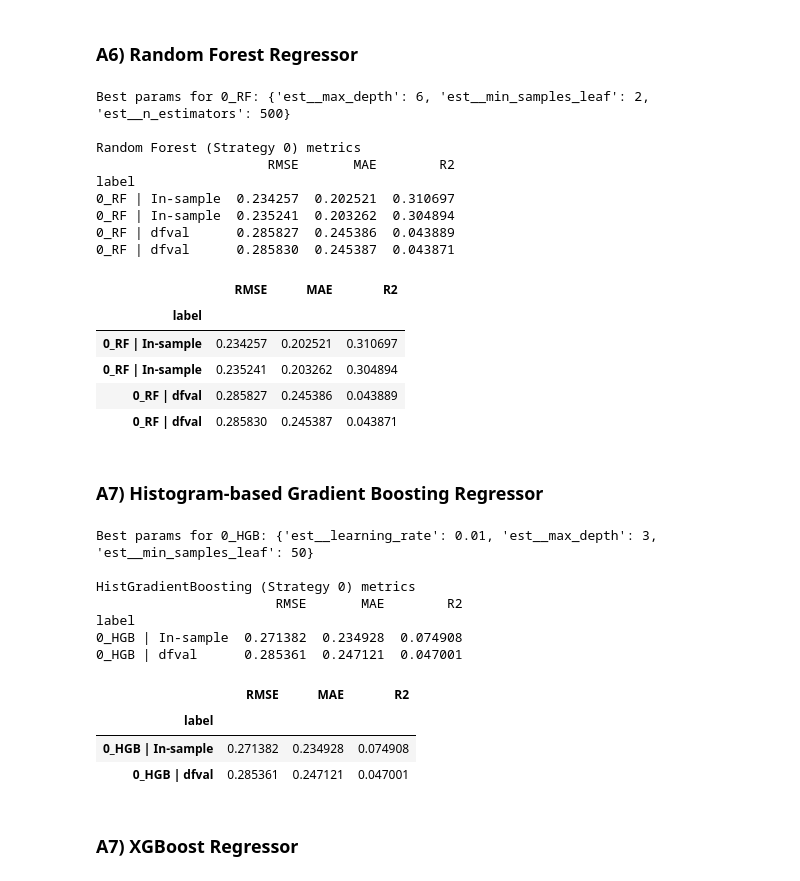
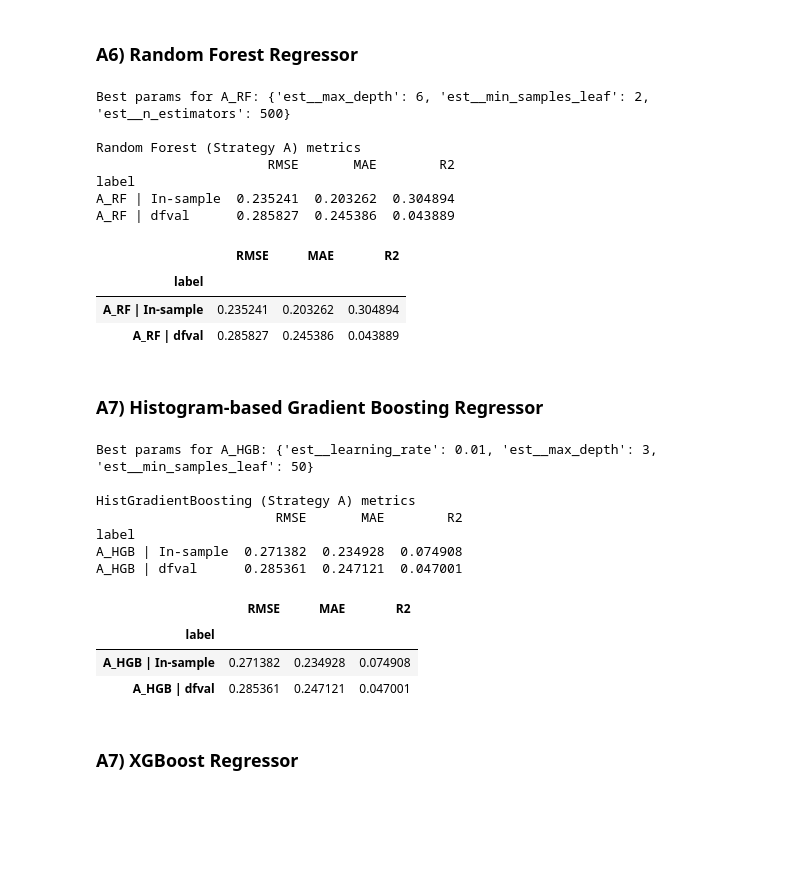
Before and after one commit to HindyUCL/deliverable2-analyticsedge-mit, a Jupyter notebook: run_2.ipynb, the cells around one changed output. Cells and saved outputs as stored; diff of their text form; code cells hidden in the pictures; blank space fills up the shorter version.

```diff
--- a/run_2.ipynb
+++ b/run_2.ipynb
@@ -761,23 +761,23 @@ gs = cv_grid_search(pipe, grid, X_0_train_tf, y_0_train, splits=5)
 best = gs.best_estimator_
 
 # print best params
-print("Best params for 0_ElasticNet:", gs.best_params_)
+print("Best params for A_ElasticNet:", gs.best_params_)
 
 best.fit(X_0_train_tf, y_0_train)
 pred_tr = best.predict(X_0_train_tf)
 pred_val = best.predict(X_0_val_tf)
 
 RESULTS += [
-    metrics(y_0_train, pred_tr, "0_ElasticNet | In-sample"),
-    metrics(y_0_val,   pred_val, "0_ElasticNet | dfval"),
+    metrics(y_0_train, pred_tr, "A_ElasticNet | In-sample"),
+    metrics(y_0_val,   pred_val, "A_ElasticNet | dfval"),
 ]
-MODEL_STORE["0_ElasticNet"] = best
-VAL_PRED_STORE["0_ElasticNet"] = pred_val
+MODEL_STORE["A_ElasticNet"] = best
+VAL_PRED_STORE["A_ElasticNet"] = pred_val
 
-print_metrics_table([r for r in RESULTS if r["label"].startswith("0_ElasticNet")],
-                    "Elastic Net (Strategy 0) metrics")
+print_metrics_table([r for r in RESULTS if r["label"].startswith("A_ElasticNet")],
+                    "Elastic Net (Strategy A) metrics")
 
 # Optional export:
-# pd.DataFrame({"Energy": best.predict(Xtest[common_feats])}).to_csv("0_ElasticNet_Xtest.csv", index=False)
+# pd.DataFrame({"Energy": best.predict(Xtest[common_feats])}).to_csv("A_ElasticNet_Xtest.csv", index=False)
 # %% [output]
 Detected skewed columns (log1p applied): ['InstrumentalScore']
@@ -807,51 +803,47 @@ pipe = Pipeline([
     ("prep", tree_preproc()),
     ("est", RandomForestRegressor(random_state=RANDOM_STATE, n_jobs=-1))
 ])
 
 grid = {
     "est__n_estimators": [200, 500],
     "est__max_depth": [None, 6, 10],
     "est__min_samples_leaf": [2, 3, 5]
 }
 
 gs = cv_grid_search(pipe, grid, X_0_train, y_0_train, splits=5)
 best = gs.best_estimator_
 
 # print best params
-print("Best params for 0_RF:", gs.best_params_)
+print("Best params for A_RF:", gs.best_params_)
 
 best.fit(X_0_train, y_0_train)
 pred_tr = best.predict(X_0_train)
 pred_val = best.predict(X_0_val)
 
 RESULTS += [
-    metrics(y_0_train, pred_tr, "0_RF | In-sample"),
-    metrics(y_0_val,   pred_val, "0_RF | dfval"),
+    metrics(y_0_train, pred_tr, "A_RF | In-sample"),
+    metrics(y_0_val,   pred_val, "A_RF | dfval"),
 ]
-MODEL_STORE["0_RF"] = best
-VAL_PRED_STORE["0_RF"] = pred_val
+MODEL_STORE["A_RF"] = best
+VAL_PRED_STORE["A_RF"] = pred_val
 
-print_metrics_table([r for r in RESULTS if r["label"].startswith("0_RF")],
-                    "Random Forest (Strategy 0) metrics")
+print_metrics_table([r for r in RESULTS if r["label"].startswith("A_RF")],
+                    "Random Forest (Strategy A) metrics")
 
 # Optional export:
-# pd.DataFrame({"Energy": best.predict(Xtest[common_feats])}).to_csv("0_RF_Xtest.csv", index=False)
+# pd.DataFrame({"Energy": best.predict(Xtest[common_feats])}).to_csv("A_RF_Xtest.csv", index=False)
 # %% [output]
-Best params for 0_RF: {'est__max_depth': 6, 'est__min_samples_leaf': 2, 'est__n_estimators': 500}
+Best params for A_RF: {'est__max_depth': 6, 'est__min_samples_leaf': 2, 'est__n_estimators': 500}
 
-Random Forest (Strategy 0) metrics
+Random Forest (Strategy A) metrics
                       RMSE       MAE        R2
 label
-0_RF | In-sample  0.234257  0.202521  0.310697
-0_RF | In-sample  0.235241  0.203262  0.304894
-0_RF | dfval      0.285827  0.245386  0.043889
-0_RF | dfval      0.285830  0.245387  0.043871
+A_RF | In-sample  0.235241  0.203262  0.304894
+A_RF | dfval      0.285827  0.245386  0.043889
 |  | RMSE | MAE | R2 |
 | label |  |  |  |
-| 0_RF | In-sample | 0.234257 | 0.202521 | 0.310697 |
-| 0_RF | In-sample | 0.235241 | 0.203262 | 0.304894 |
-| 0_RF | dfval | 0.285827 | 0.245386 | 0.043889 |
-| 0_RF | dfval | 0.285830 | 0.245387 | 0.043871 |
+| A_RF | In-sample | 0.235241 | 0.203262 | 0.304894 |
+| A_RF | dfval | 0.285827 | 0.245386 | 0.043889 |
 # %% [markdown]
 ### A7) Histogram-based Gradient Boosting Regressor
 # %%
@@ -870,36 +862,36 @@ gs = cv_grid_search(pipe, grid, X_0_train, y_0_train, splits=5)
 best = gs.best_estimator_
 
 # print best params
-print("Best params for 0_HGB:", gs.best_params_)
+print("Best params for A_HGB:", gs.best_params_)
 
 best.fit(X_0_train, y_0_train)
 pred_tr = best.predict(X_0_train)
 pred_val = best.predict(X_0_val)
 
 RESULTS += [
-    metrics(y_0_train, pred_tr, "0_HGB | In-sample"),
-    metrics(y_0_val,   pred_val, "0_HGB | dfval"),
+    metrics(y_0_train, pred_tr, "A_HGB | In-sample"),
+    metrics(y_0_val,   pred_val, "A_HGB | dfval"),
 ]
-MODEL_STORE["0_HGB"] = best
-VAL_PRED_STORE["0_HGB"] = pred_val
+MODEL_STORE["A_HGB"] = best
+VAL_PRED_STORE["A_HGB"] = pred_val
 
-print_metrics_table([r for r in RESULTS if r["label"].startswith("0_HGB")],
-                    "HistGradientBoosting (Strategy 0) metrics")
+print_metrics_table([r for r in RESULTS if r["label"].startswith("A_HGB")],
+                    "HistGradientBoosting (Strategy A) metrics")
 
 # Optional export:
-# pd.DataFrame({"Energy": best.predict(Xtest[common_feats])}).to_csv("0_HGB_Xtest.csv", index=False)
+# pd.DataFrame({"Energy": best.predict(Xtest[common_feats])}).to_csv("A_HGB_Xtest.csv", index=False)
 # %% [output]
-Best params for 0_HGB: {'est__learning_rate': 0.01, 'est__max_depth': 3, 'est__min_samples_leaf': 50}
+Best params for A_HGB: {'est__learning_rate': 0.01, 'est__max_depth': 3, 'est__min_samples_leaf': 50}
 
-HistGradientBoosting (Strategy 0) metrics
+HistGradientBoosting (Strategy A) metrics
                        RMSE       MAE        R2
 label
-0_HGB | In-sample  0.271382  0.234928  0.074908
-0_HGB | dfval      0.285361  0.247121  0.047001
+A_HGB | In-sample  0.271382  0.234928  0.074908
+A_HGB | dfval      0.285361  0.247121  0.047001
 |  | RMSE | MAE | R2 |
 | label |  |  |  |
-| 0_HGB | In-sample | 0.271382 | 0.234928 | 0.074908 |
-| 0_HGB | dfval | 0.285361 | 0.247121 | 0.047001 |
+| A_HGB | In-sample | 0.271382 | 0.234928 | 0.074908 |
+| A_HGB | dfval | 0.285361 | 0.247121 | 0.047001 |
 # %% [markdown]
 ### A7) XGBoost Regressor
 # %%
```
Also changed, not shown: parts of 93 cells of this notebook.
